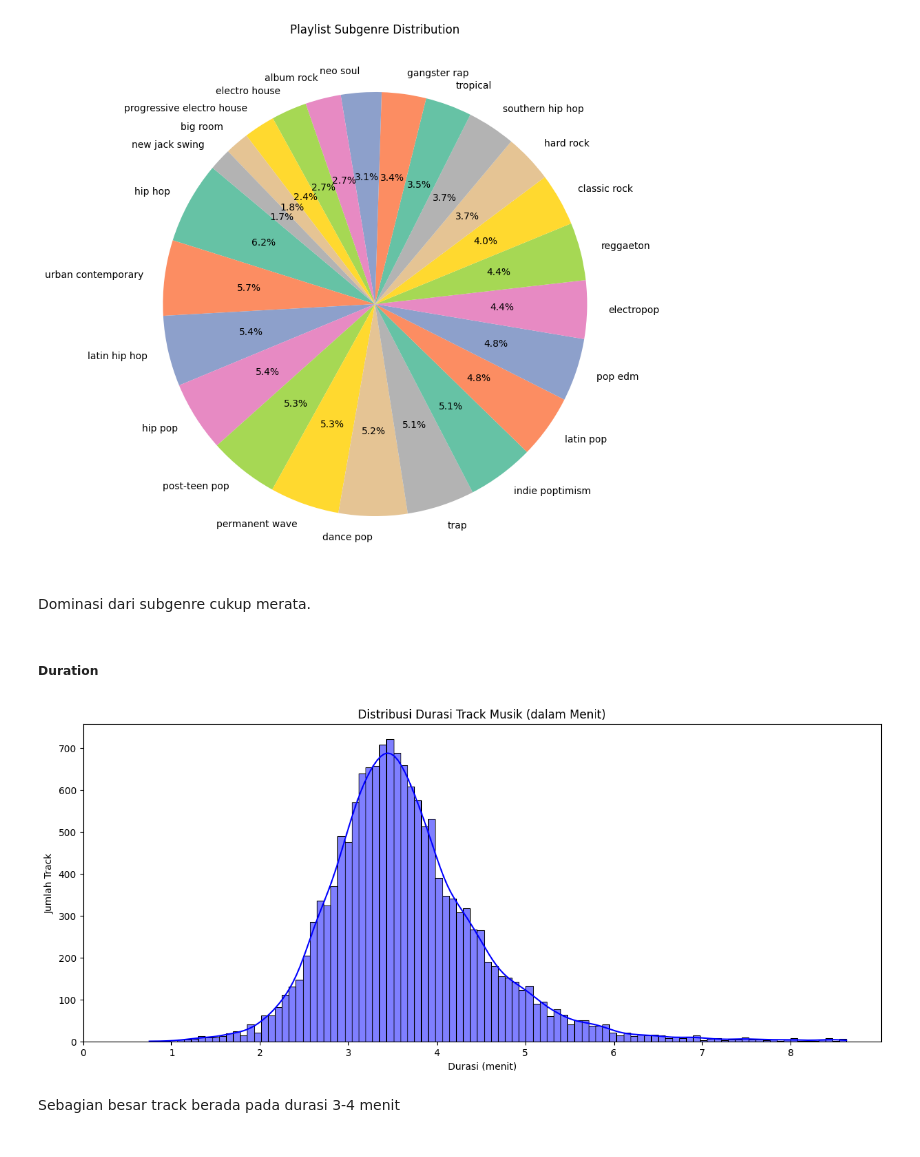
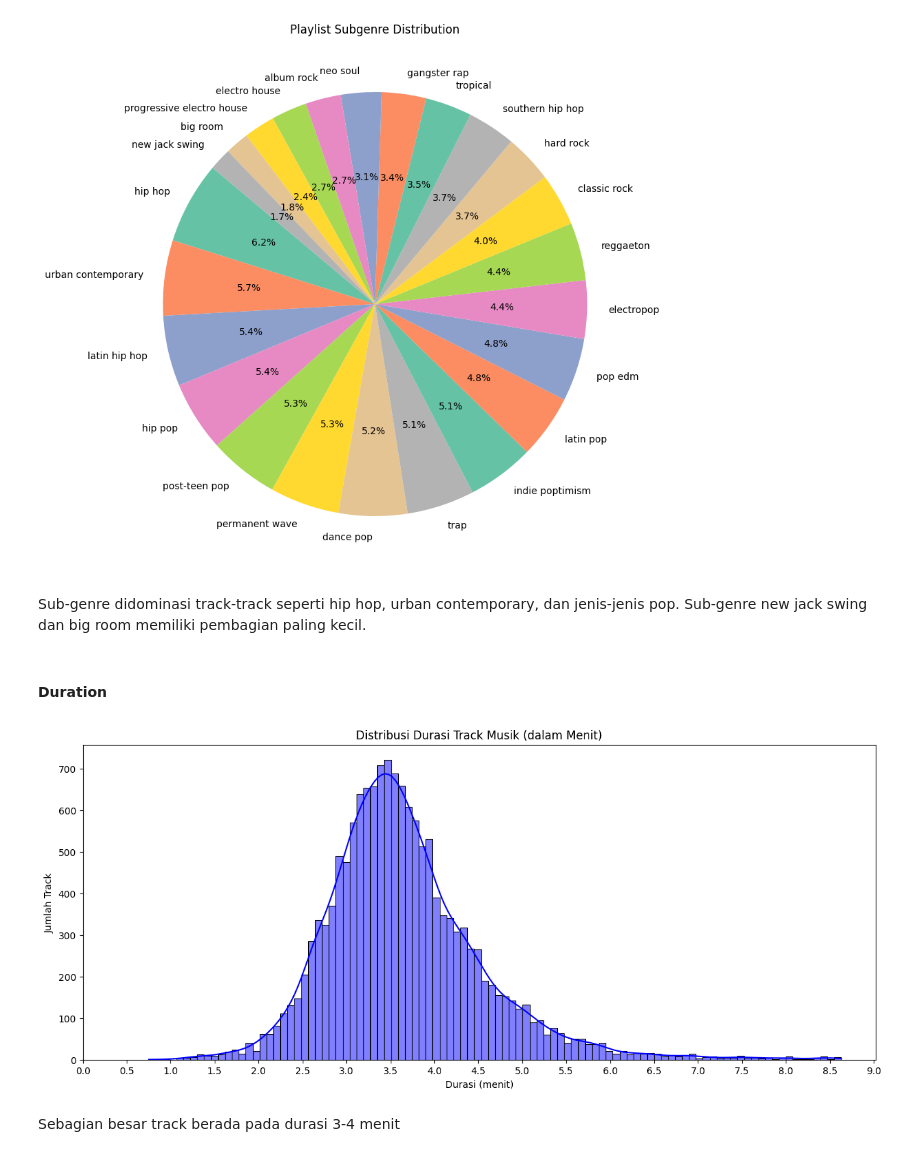
Before and after one commit to ricii1/Music-Recommendation-System, a Jupyter notebook: RecommendationSystem.ipynb, the cells around one changed output. Cells and saved outputs as stored; diff of their text form; code cells hidden in the pictures.

```diff
--- a/RecommendationSystem.ipynb
+++ b/RecommendationSystem.ipynb
@@ -285,22 +287,22 @@ plt.title('Playlist Subgenre Distribution')
 plt.show()
 # %% [output]
 [figure]
-# %% [markdown]
-Dominasi dari subgenre cukup merata.
+# %% [markdown]
+Sub-genre didominasi track-track seperti hip hop, urban contemporary, dan jenis-jenis pop. Sub-genre new jack swing dan big room memiliki pembagian paling kecil.
 # %% [markdown]
-##### Duration
+#### Duration
 # %%
 raw_data['duration_min'] = raw_data['duration_ms'] / (1000 * 60)
 
 plt.figure(figsize=(15, 6))
 sns.histplot(raw_data['duration_min'], bins=100, kde=True, color='blue')
 plt.title('Distribusi Durasi Track Musik (dalam Menit)')
 plt.xlabel('Durasi (menit)')
-plt.xticks(range(0, int(raw_data['duration_min'].max()) + 1, 1))
+plt.xticks(ticks=np.arange(0, raw_data['duration_min'].max()+0.5, 0.5))
 plt.ylabel('Jumlah Track')
 plt.show()
 # %% [output]
-[figure, old version]
+[figure, new version]
 # %% [markdown]
 Sebagian besar track berada pada durasi 3-4 menit
 # %% [markdown]
```
Also changed, not shown: parts of 28 cells of this notebook, 3 other files.
